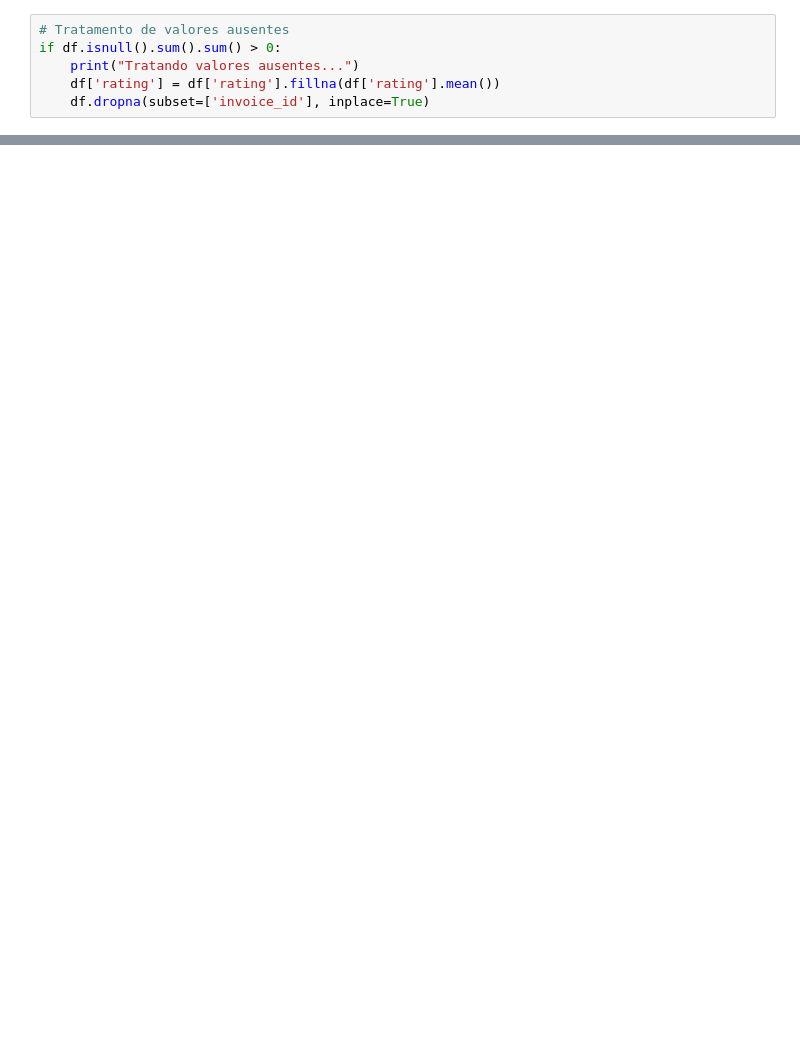
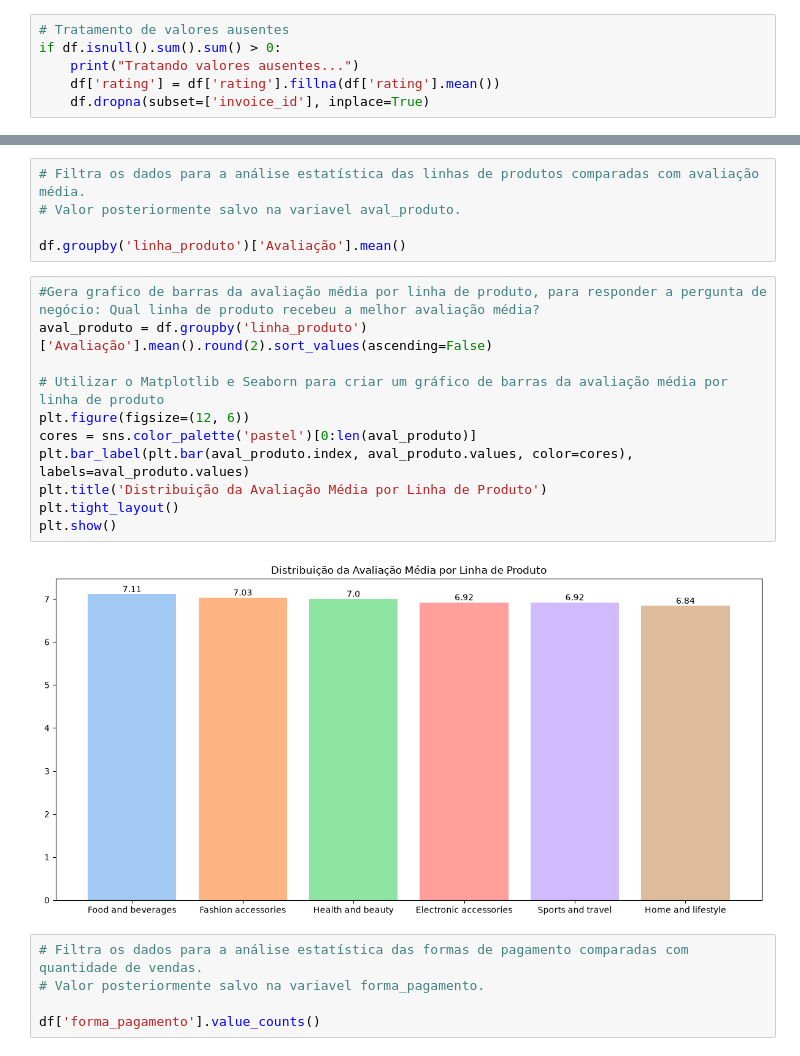
Before and after one commit to cadujochem/projeto-supermarket-sales, a Jupyter notebook: src/notebook_etl.ipynb, the cells around one changed output, grey strips where cells are left out. Saved outputs shown, nothing was run; the diff lists cells and outputs as text; blank space fills up the shorter version.

```diff
--- a/src/notebook_etl.ipynb
+++ b/src/notebook_etl.ipynb
@@ -174,0 +276,23 @@ print(f" ETL concluído com sucesso! Arquivo gerado em: {caminho_saida}")
+# %%
+# Filtra os dados para a análise estatística das linhas de produtos comparadas com avaliação média.
+# Valor posteriormente salvo na variavel aval_produto.
+
+df.groupby('linha_produto')['Avaliação'].mean()
+# %%
+#Gera grafico de barras da avaliação média por linha de produto, para responder a pergunta de negócio: Qual linha de produto recebeu a melhor avaliação média?
+aval_produto = df.groupby('linha_produto')['Avaliação'].mean().round(2).sort_values(ascending=False)
+
+# Utilizar o Matplotlib e Seaborn para criar um gráfico de barras da avaliação média por linha de produto
+plt.figure(figsize=(12, 6))
+cores = sns.color_palette('pastel')[0:len(aval_produto)]
+plt.bar_label(plt.bar(aval_produto.index, aval_produto.values, color=cores), labels=aval_produto.values)
+plt.title('Distribuição da Avaliação Média por Linha de Produto')
+plt.tight_layout()
+plt.show()
+# %% [output]
+[figure, added]
+# %%
+# Filtra os dados para a análise estatística das formas de pagamento comparadas com quantidade de vendas.
+# Valor posteriormente salvo na variavel forma_pagamento.
+
+df['forma_pagamento'].value_counts()
```
Also changed, not shown: parts of 21 cells of this notebook, 10 other files.
